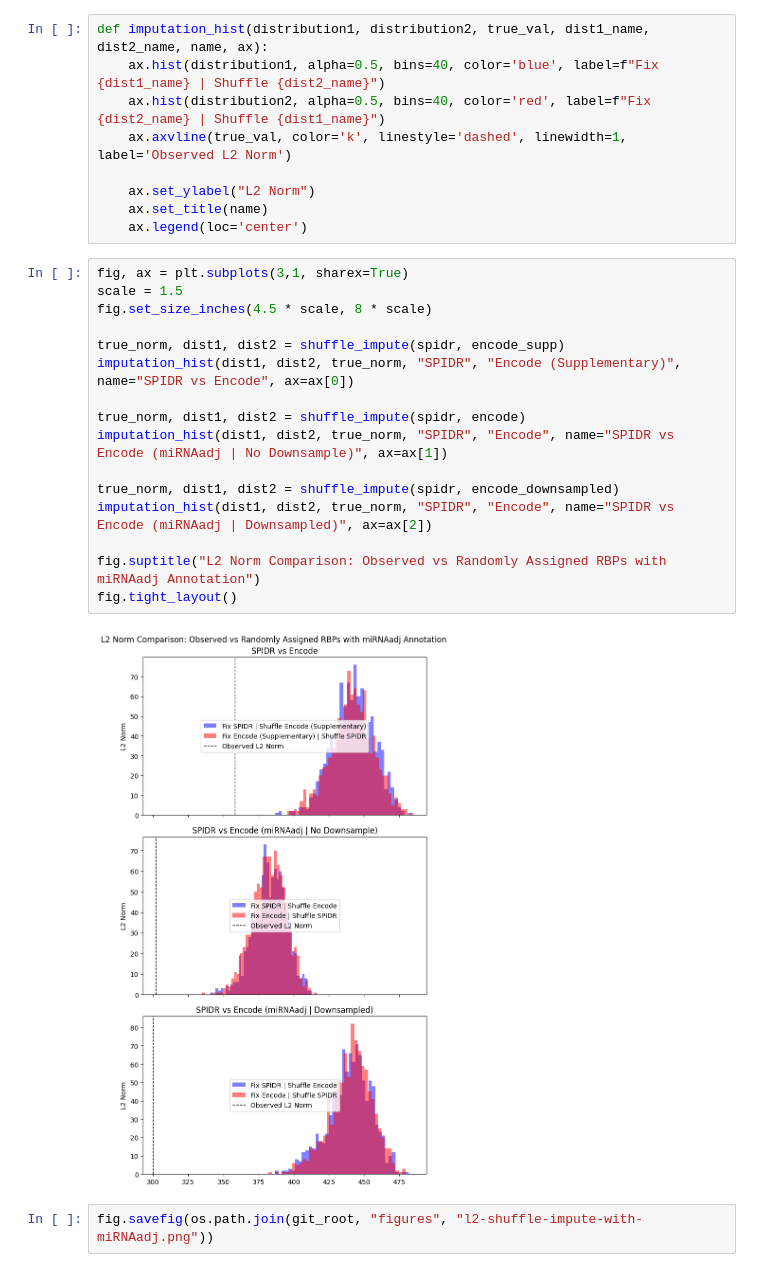
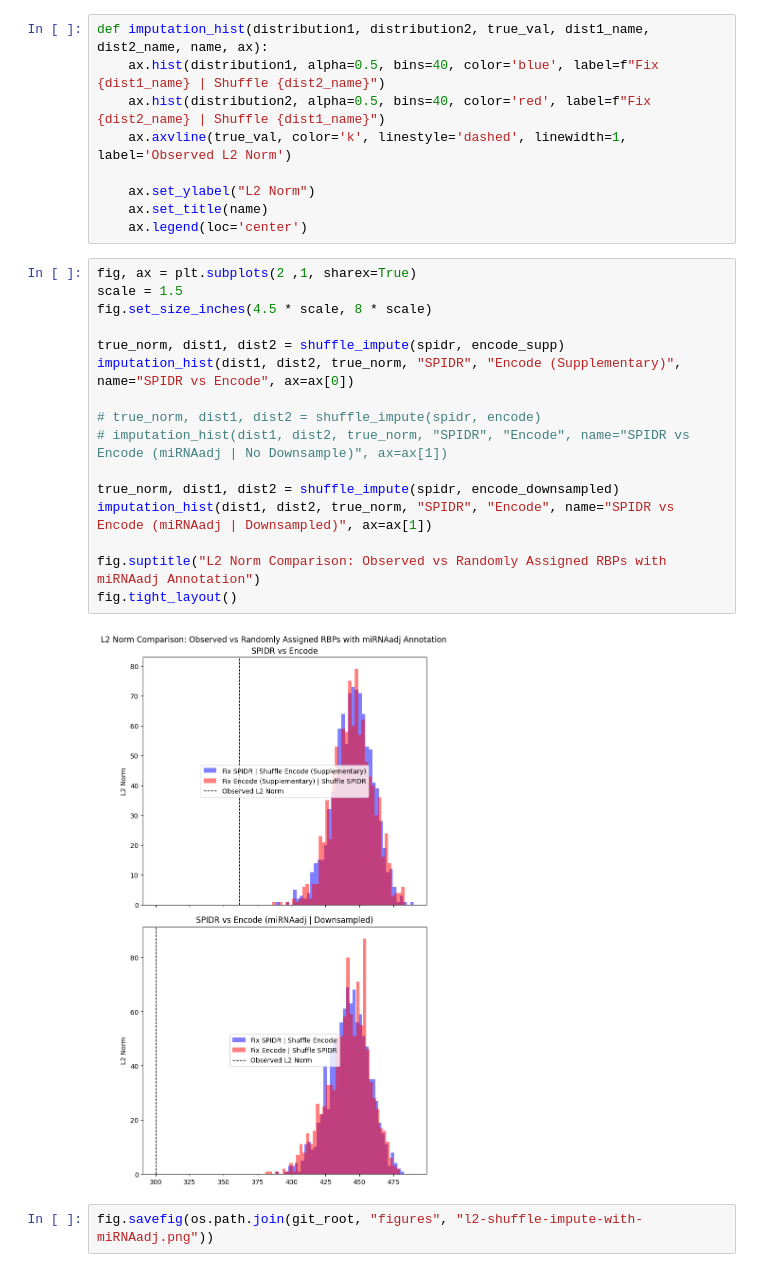
Before and after one commit to mjlab-Columbia/spidr, a Jupyter notebook: analysis/imputation.ipynb, the cells around one changed output. Saved outputs shown, nothing was run; the diff lists cells and outputs as text.

```diff
--- a/analysis/imputation.ipynb
+++ b/analysis/imputation.ipynb
@@ -63,22 +63,22 @@ def imputation_hist(distribution1, distribution2, true_val, dist1_name, dist2_na
     ax.set_title(name)
     ax.legend(loc='center')
 # %%
-fig, ax = plt.subplots(3,1, sharex=True)
+fig, ax = plt.subplots(2 ,1, sharex=True)
 scale = 1.5
 fig.set_size_inches(4.5 * scale, 8 * scale)
 
 true_norm, dist1, dist2 = shuffle_impute(spidr, encode_supp)
 imputation_hist(dist1, dist2, true_norm, "SPIDR", "Encode (Supplementary)", name="SPIDR vs Encode", ax=ax[0])
 
-true_norm, dist1, dist2 = shuffle_impute(spidr, encode)
-imputation_hist(dist1, dist2, true_norm, "SPIDR", "Encode", name="SPIDR vs Encode (miRNAadj | No Downsample)", ax=ax[1])
+# true_norm, dist1, dist2 = shuffle_impute(spidr, encode)
+# imputation_hist(dist1, dist2, true_norm, "SPIDR", "Encode", name="SPIDR vs Encode (miRNAadj | No Downsample)", ax=ax[1])
 
 true_norm, dist1, dist2 = shuffle_impute(spidr, encode_downsampled)
-imputation_hist(dist1, dist2, true_norm, "SPIDR", "Encode", name="SPIDR vs Encode (miRNAadj | Downsampled)", ax=ax[2])
+imputation_hist(dist1, dist2, true_norm, "SPIDR", "Encode", name="SPIDR vs Encode (miRNAadj | Downsampled)", ax=ax[1])
 
 fig.suptitle("L2 Norm Comparison: Observed vs Randomly Assigned RBPs with miRNAadj Annotation")
 fig.tight_layout()
 # %% [output]
-[figure, old version]
+[figure, new version]
 # %%
 fig.savefig(os.path.join(git_root, "figures", "l2-shuffle-impute-with-miRNAadj.png"))
```
Also changed, not shown: parts of 1 cell of this notebook, 7 other files.
